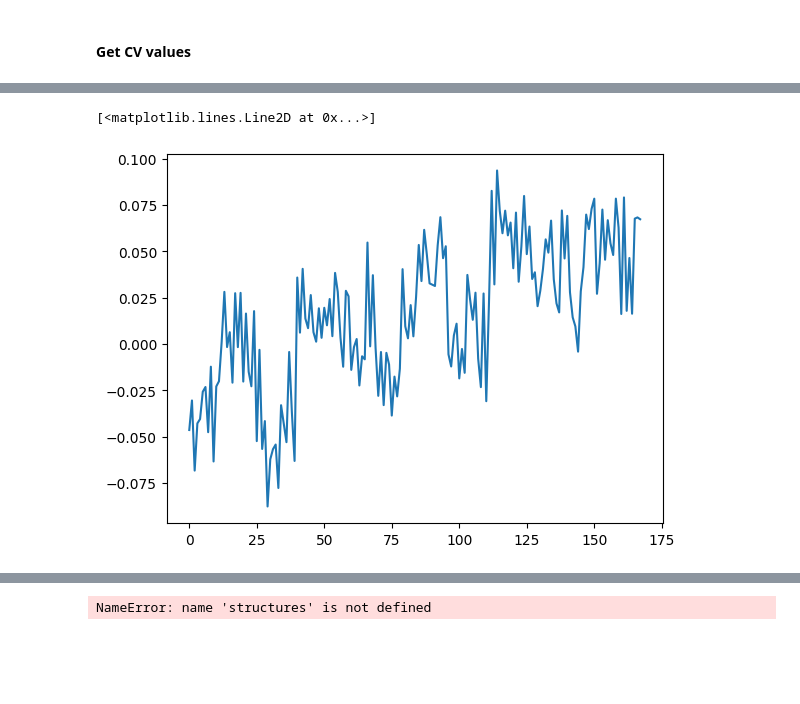
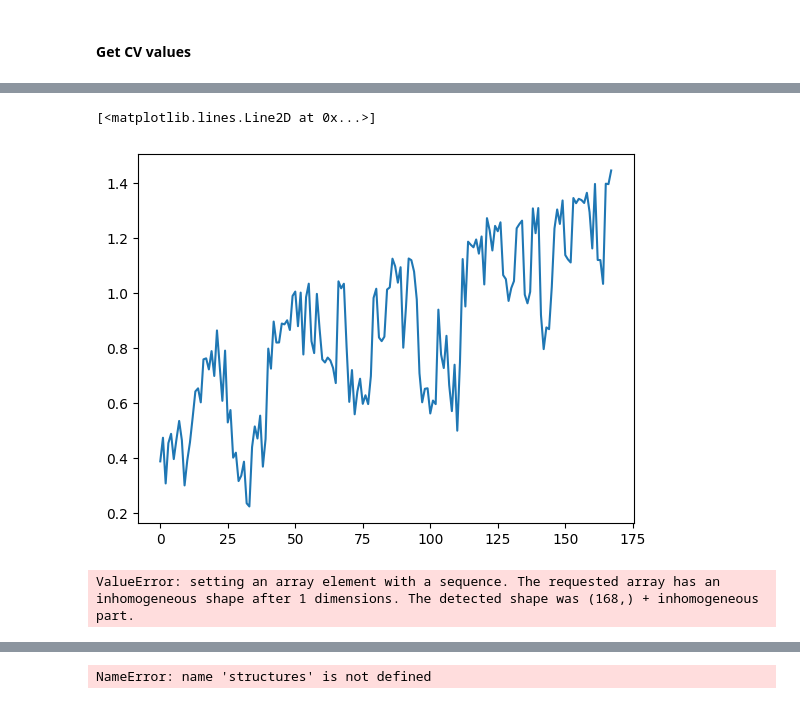
Before and after one commit to MarkusFas/smooth-SOAP, a Jupyter notebook: misc/eval-CV.ipynb, the cells around one changed output, grey strips where cells are left out. Drawn from its saved outputs; the diff is of its cells as text; code cells hidden in the pictures; blank space fills up the shorter version.

Commit message:
corrected eval-CV scripts for sel atoms

```diff
--- a/misc/eval-CV.ipynb
+++ b/misc/eval-CV.ipynb
@@ -24,8 +24,8 @@ from ase.io import read
 import matplotlib.pyplot as plt
 # %%
 cwd = '/Users/markusfasching/EPFL/Work/project-SOAP/scripts/SOAP-time-code/metad/test'
-model_name = 'soap_wrapper_zmin25.0_zmax35.0.pt'
-model_name = '/Users/markusfasching/EPFL/Work/project-SOAP/scripts/SOAP-time-code/results/amorph-metad-1ps/v0/SOAP/866/all/PCAfull/interval_1/lag_0/sigma_0/ridge_a1e-05/SOAP_866_[8]/model_soap.pt'
+model_name = "/Users/markusfasching/EPFL/Work/project-SOAP/scripts/SOAP-time-code/soap_wrapper_zmin25.0_zmax35.0.pt"
+#model_name = '/Users/markusfasching/EPFL/Work/project-SOAP/scripts/SOAP-time-code/results/amorph-metad-1ps/v0/SOAP/866/all/PCAfull/interval_1/lag_0/sigma_0/ridge_a1e-05/SOAP_866_[8]/model_soap.pt'
 trj_name = 'positions.lammpstrj'
 # %%
 # Load model
@@ -120,6 +121,7 @@ eval_options = ModelEvaluationOptions(
         )
 CVs = []
 CVs_per_atom = []
+sel_atoms = []
 for system in systems:
     cv = CVmodel(
         systems=[system],
@@ -128,3 +130,4 @@ for system in systems:
     )
     CVs.append(cv['features'].block().values)
     CVs_per_atom.append(cv['features/per_atom'].block().values)
+    sel_atoms.append(cv['features/per_atom'].block().samples.values)
@@ -131,10 +192,12 @@ for system in systems:
 # %%
-CVperatom = torch.stack(CVs_per_atom, dim=0).squeeze().numpy()
-CV = torch.stack(CVs, dim=0).squeeze().numpy()
+CVperatom = [Cpa[:,0].numpy() for Cpa in CVs_per_atom]
+#torch.stack(CVs_per_atom, dim=0).squeeze().numpy()
+CV = [C[:,0].numpy() for C in CVs]
+#CV = torch.stack(CVs, dim=0).squeeze().numpy()
 plt.plot(CV)
 # %% [output]
 [<matplotlib.lines.Line2D at 0x...>]
-[figure, old version]
+[figure, new version]
 # %%
 io = structures[0].get_atomic_numbers() == 8
 ins = [np.where(np.isin(frame.symbols, ["O"]))[0] for frame in structures] #O indices
@@ -153,7 +216,7 @@ cs = chemiscope.show(
     structures,
     properties={
         'time': time,
-        'o_cv': {"values": np.hstack(CVperatom), "target": "atom"},
+        'o_cv': {"values": CVperatom, "target": "atom"},
         'cv': {"values": CV, "target": "structure"},},
     mode="structure",
     settings=chemiscope.quick_settings(trajectory=True, structure_settings={"unitCell":True,
@@ -198,6 +261,8 @@ chemiscope.write_input(
     environments=envs,
     settings=settings,
 )
+# %% [output]
+ValueError: setting an array element with a sequence. The requested array has an inhomogeneous shape after 1 dimensions. The detected shape was (168,) + inhomogeneous part.
 # %%
 chemiscope.show_input("trajectory-waterice-CV.json.gz")
 # %% [output]
```
Also changed, not shown: parts of 5 cells of this notebook, 1 other file.
